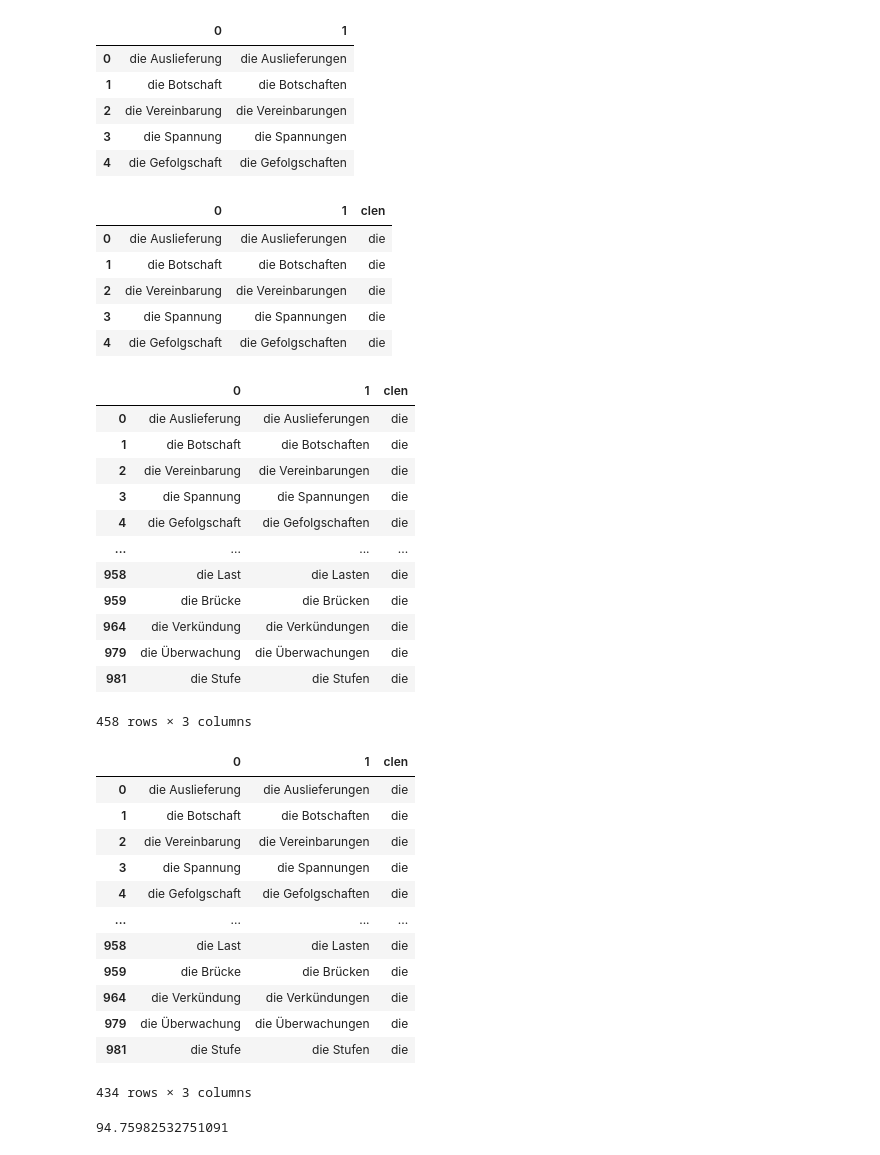
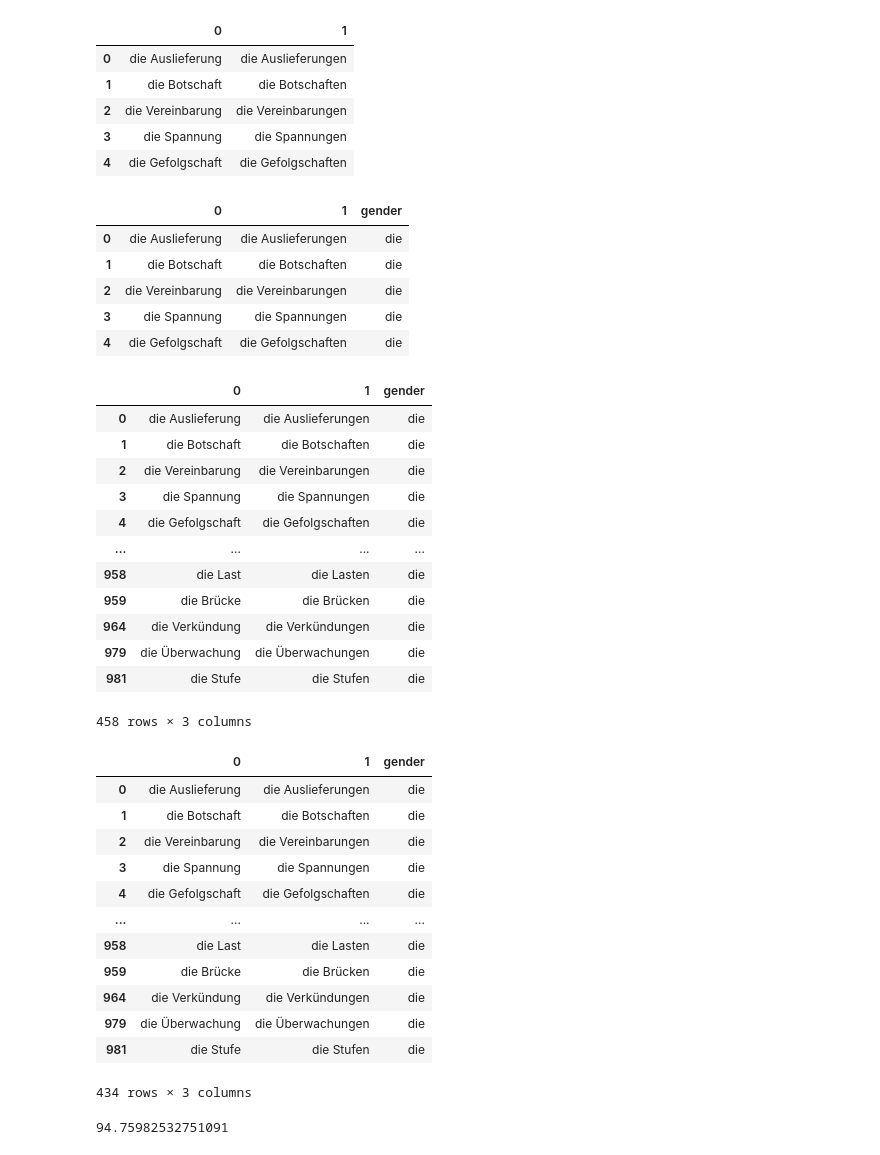
Before and after one commit to DasikB/Python, a Jupyter notebook: Datagames - Czechitas Data Analysis Event.ipynb, the cells around one changed output. Drawn from its saved outputs; the diff is of its cells as text; code cells hidden in the pictures.

```diff
--- a/Datagames - Czechitas Data Analysis Event.ipynb
+++ b/Datagames - Czechitas Data Analysis Event.ipynb
@@ -138,8 +150,8 @@ Spočítej, kolik procent podstatných jmen ženského rodu se řídí popsaným
 # %%
 # wget.download('http://czechitas-data-games.herokuapp.com/media/media/validation_input.csv')
 # %%
-jmena = pd.read_csv('validation_input.csv',sep =';', header = None)
-jmena.head()
+names = pd.read_csv('validation_input.csv',sep =';', header = None)
+names.head()
 # %% [output]
 |  | 0 | 1 |
 | 0 | die Auslieferung | die Auslieferungen |
@@ -148,20 +160,20 @@ jmena.head()
 | 3 | die Spannung | die Spannungen |
 | 4 | die Gefolgschaft | die Gefolgschaften |
 # %%
-jmena['clen']=jmena[0].str[:3]
-jmena.head()
+names['gender']=names[0].str[:3]
+names.head()
 # %% [output]
-|  | 0 | 1 | clen |
+|  | 0 | 1 | gender |
 | 0 | die Auslieferung | die Auslieferungen | die |
 | 1 | die Botschaft | die Botschaften | die |
 | 2 | die Vereinbarung | die Vereinbarungen | die |
 | 3 | die Spannung | die Spannungen | die |
 | 4 | die Gefolgschaft | die Gefolgschaften | die |
 # %%
-filtered = jmena[jmena.clen == "die"]
+filtered = names[names.gender == "die"]
 filtered
 # %% [output]
-|  | 0 | 1 | clen |
+|  | 0 | 1 | gender |
 | 0 | die Auslieferung | die Auslieferungen | die |
 | 1 | die Botschaft | die Botschaften | die |
 | 2 | die Vereinbarung | die Vereinbarungen | die |
@@ -175,10 +187,10 @@ filtered
 | 981 | die Stufe | die Stufen | die |
 458 rows × 3 columns
 # %%
-en = filtered[filtered[1].str[-2:] == "en"]
-en
+ending_en = filtered[filtered[1].str[-2:] == "en"]
+ending_en
 # %% [output]
-|  | 0 | 1 | clen |
+|  | 0 | 1 | gender |
 | 0 | die Auslieferung | die Auslieferungen | die |
 | 1 | die Botschaft | die Botschaften | die |
 | 2 | die Vereinbarung | die Vereinbarungen | die |
```
Also changed, not shown: parts of 21 cells of this notebook.
